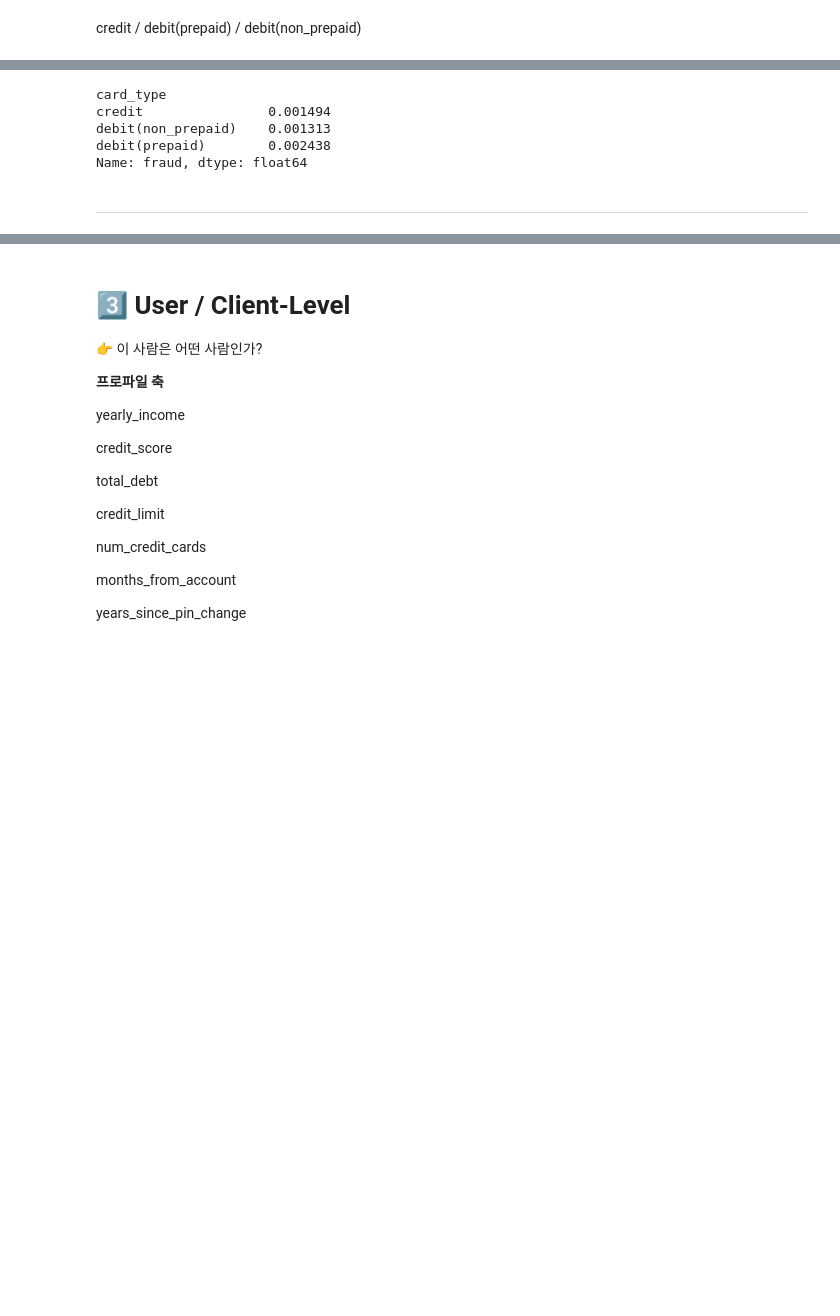
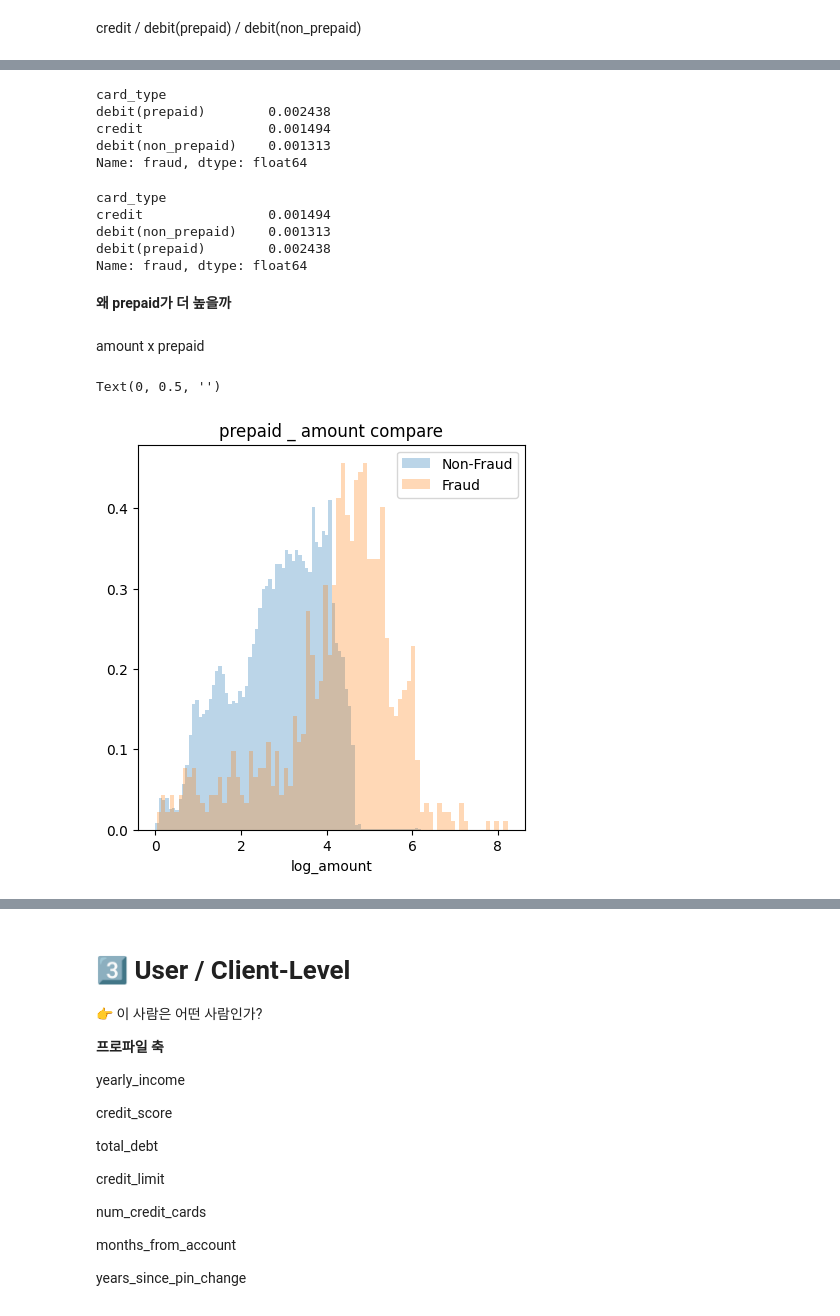
Before and after one commit to BDAIFin/knk, a Jupyter notebook: EDA.ipynb, the cells around one changed output, grey strips where cells are left out. Saved outputs shown, nothing was run; the diff lists cells and outputs as text; code cells hidden in the pictures; blank space fills up the shorter version.

```diff
--- a/EDA.ipynb
+++ b/EDA.ipynb
@@ -1578,3 +1591,16 @@ NameError: name 'non_fraud' is not defined
+# %%
+fraud_rate = (
+    df.groupby("card_type")["fraud"]
+      .mean()
+      .sort_values(ascending=False)
+)
+fraud_rate
+# %% [output]
+card_type
+debit(prepaid)        0.002438
+credit                0.001494
+debit(non_prepaid)    0.001313
+Name: fraud, dtype: float64
 # %%
 fraud_rate
 # %% [output]
@@ -1583,5 +1609,20 @@ credit                0.001494
 debit(non_prepaid)    0.001313
 debit(prepaid)        0.002438
 Name: fraud, dtype: float64
-# %% [markdown]
----
+# %% [markdown]
+**왜 prepaid가 더 높을까**
+# %% [markdown]
+amount x prepaid
+# %%
+prepaid = df[df["card_type"]=="debit(prepaid)"].copy()
+
+plt.figure(figsize=(5,5))
+plt.hist(prepaid[prepaid["fraud"]==0]["log_abs_amount"], bins=80, density=True, alpha=0.3, label="Non-Fraud")
+plt.hist(prepaid[prepaid["fraud"]==1]["log_abs_amount"], bins=80, density=True, alpha=0.3, label="Fraud")
+plt.xlabel("log_amount")
+plt.title("prepaid _ amount compare")
+plt.legend()
+plt.ylabel("")
+# %% [output]
+Text(0, 0.5, '')
+[figure, added]
```
Also changed, not shown: parts of 74 cells of this notebook, 5 other files.
